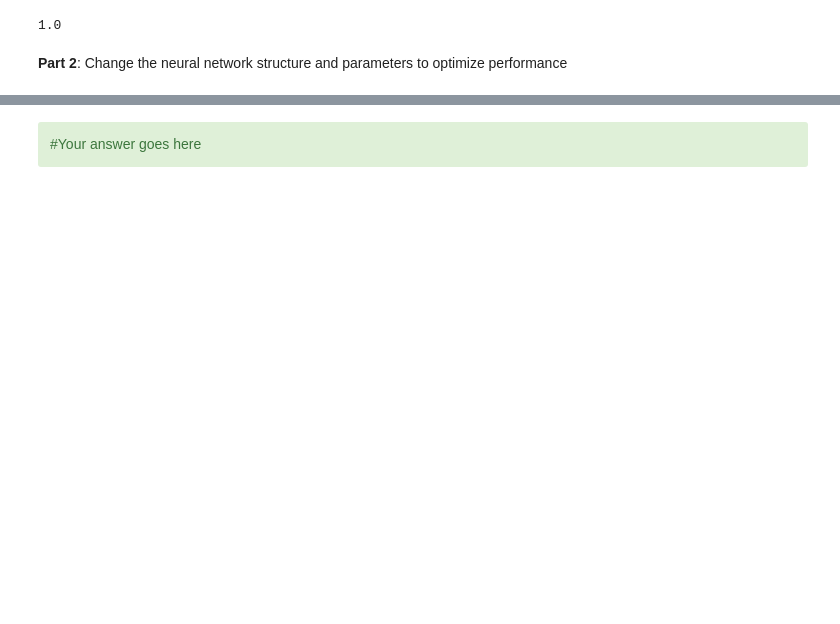
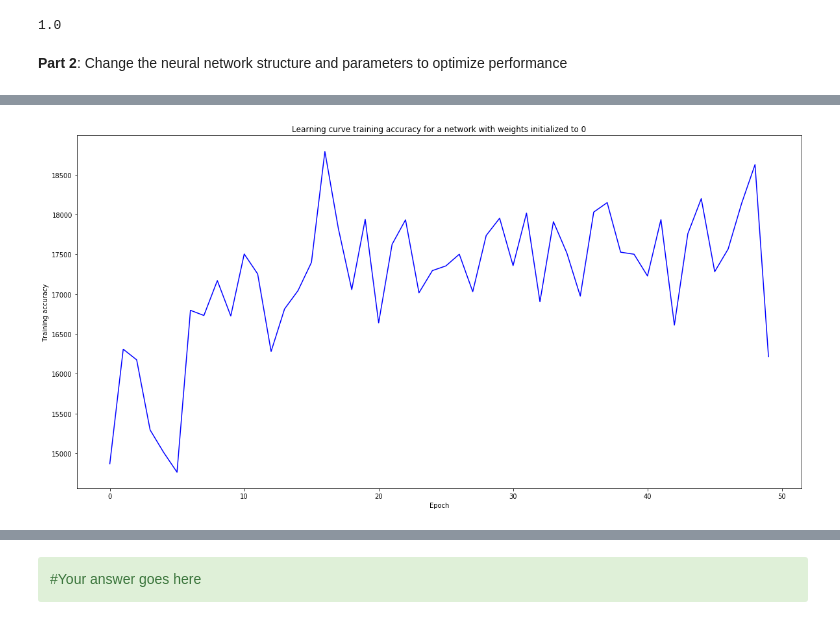
Before and after one commit to MatteoRomiti/DeepLearningLabs, a Jupyter notebook: lab1/TP1-notebook.ipynb, the cells around one changed output, grey strips where cells are left out. Cells and saved outputs as stored; diff of their text form; code cells hidden in the pictures; blank space fills up the shorter version.

```diff
--- a/lab1/TP1-notebook.ipynb
+++ b/lab1/TP1-notebook.ipynb
@@ -468,0 +477,8 @@ plt.show()
+# %%
+#Your implementation goes here
+my_mnist_net_0weights = NeuralNetwork(input_layer_size=784, hidden_layer_size=30, output_layer_size=10)
+#we set all weight to zero
+my_mnist_net_0weights.weights_initialisation(wi=np.zeros((28*28+1, 30)), wo=np.zeros((30+1,10)))
+
+#we train the network
+(training_accuracy_0weights, error_0weights, validation_accuracy_0weights) = my_mnist_net_0weights.train(training_data, validation_data)
@@ -468,0 +503,11 @@ plt.show()
+# %%
+#we plot the training accuracy curve
+fig = plt.figure(figsize=(20,10))
+x = np.arange(len(training_accuracy_0weights))
+plt.plot(x, training_accuracy_0weights, "b-")
+plt.xlabel("Epoch")
+plt.ylabel("Training accuracy")
+plt.title("Learning curve training accuracy for a network with weights initialized to 0")
+plt.show()
+# %% [output]
+[figure, added]
```
Also changed, not shown: parts of 54 cells of this notebook, 2 other files.
